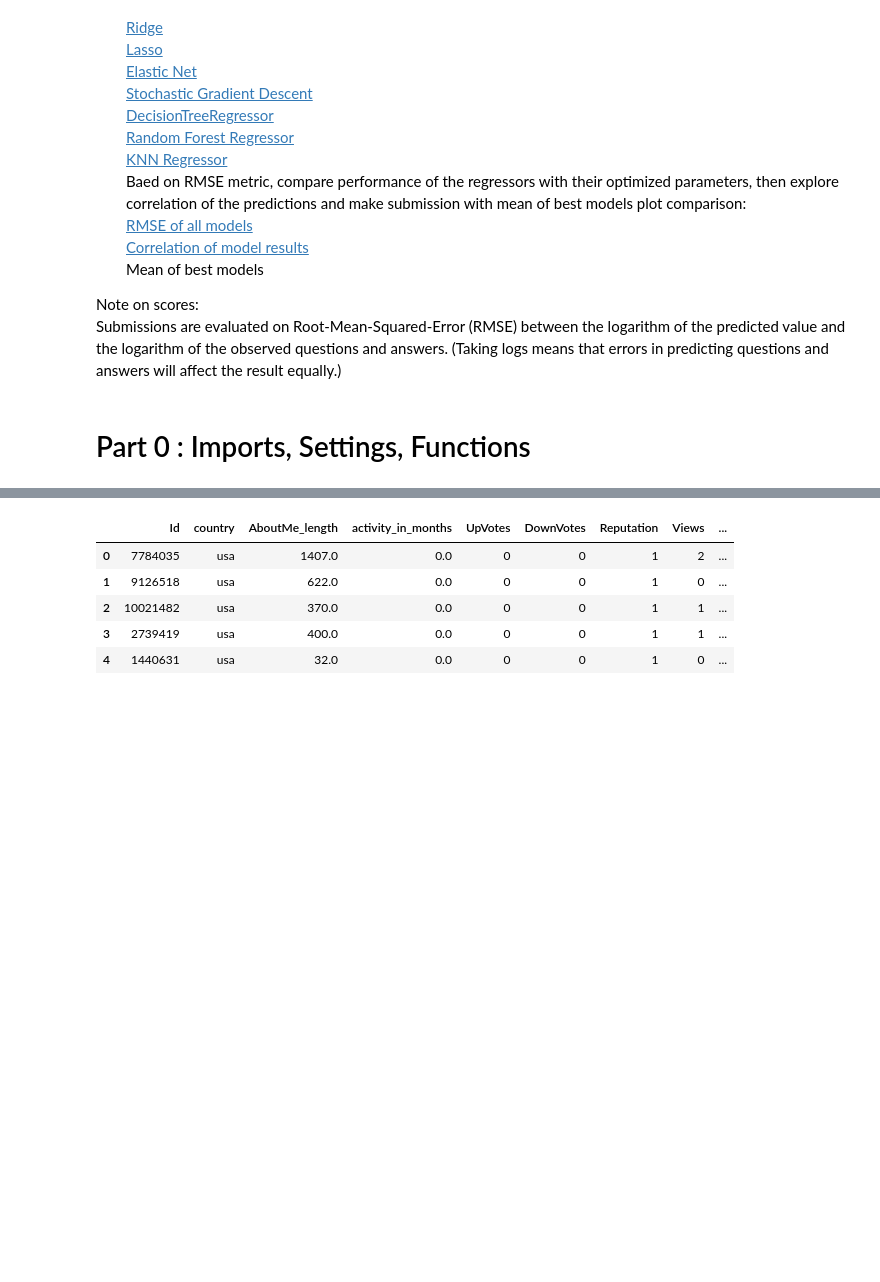
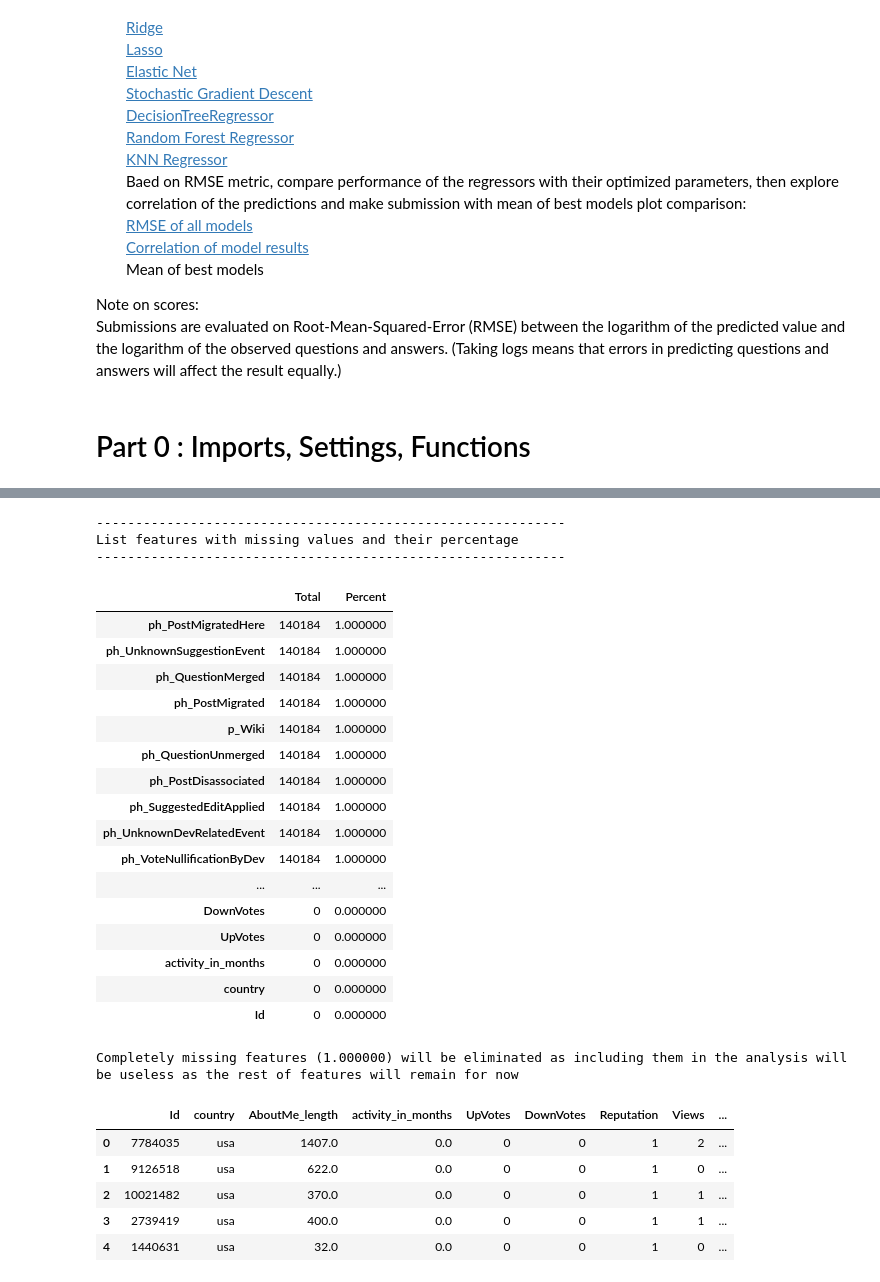
Before and after one commit to zolduoarrati/repos, a Jupyter notebook: Python/Jupyter/EDA/EDA & ML.ipynb, the cells around one changed output, grey strips where cells are left out. Drawn from its saved outputs; the diff is of its cells as text; code cells hidden in the pictures; blank space fills up the shorter version.

```diff
--- a/Python/Jupyter/EDA/EDA & ML.ipynb
+++ b/Python/Jupyter/EDA/EDA & ML.ipynb
@@ -169,6 +171,6 @@ print(check_output(["dir", "C:\\Users\\alamo248\\Downloads\\Data\\all_uptt.csv"]
 # %%
 #Importing data into dataframe
-df =  pd.read_csv('C://Data/all_upt.csv')
+df =  pd.read_csv('C://Data/all.csv')
 # %%
 #Displaying dataframe
 df.head()
@@ -187 +184,34 @@ df.head()
+# %%
+print("-"*60)
+print("List features with missing values and their percentage")
+print("-"*60)
+total = df.isnull().sum().sort_values(ascending=False)
+percent = (df.isnull().sum()/df.isnull().count()).sort_values(ascending=False)
+missing_data = pd.concat([total, percent], axis=1, keys=['Total', 'Percent'])
+missing_data
+# %% [output]
+------------------------------------------------------------
+List features with missing values and their percentage
+------------------------------------------------------------
+|  | Total | Percent |
+| ph_PostMigratedHere | 140184 | 1.000000 |
+| ph_UnknownSuggestionEvent | 140184 | 1.000000 |
+| ph_QuestionMerged | 140184 | 1.000000 |
+| ph_PostMigrated | 140184 | 1.000000 |
+| p_Wiki | 140184 | 1.000000 |
+| ph_QuestionUnmerged | 140184 | 1.000000 |
+| ph_PostDisassociated | 140184 | 1.000000 |
+| ph_SuggestedEditApplied | 140184 | 1.000000 |
+| ph_UnknownDevRelatedEvent | 140184 | 1.000000 |
+| ph_VoteNullificationByDev | 140184 | 1.000000 |
+| ... | ... | ... |
+| DownVotes | 0 | 0.000000 |
+| UpVotes | 0 | 0.000000 |
+| activity_in_months | 0 | 0.000000 |
+| country | 0 | 0.000000 |
+| Id | 0 | 0.000000 |
+# %%
+print("Completely missing features (1.000000) will be eliminated as including them in the analysis will be useless as the rest of features will remain for now")
+# %% [output]
+Completely missing features (1.000000) will be eliminated as including them in the analysis will be useless as the rest of features will remain for now
 # %%
```
Also changed, not shown: parts of 44 cells of this notebook.
